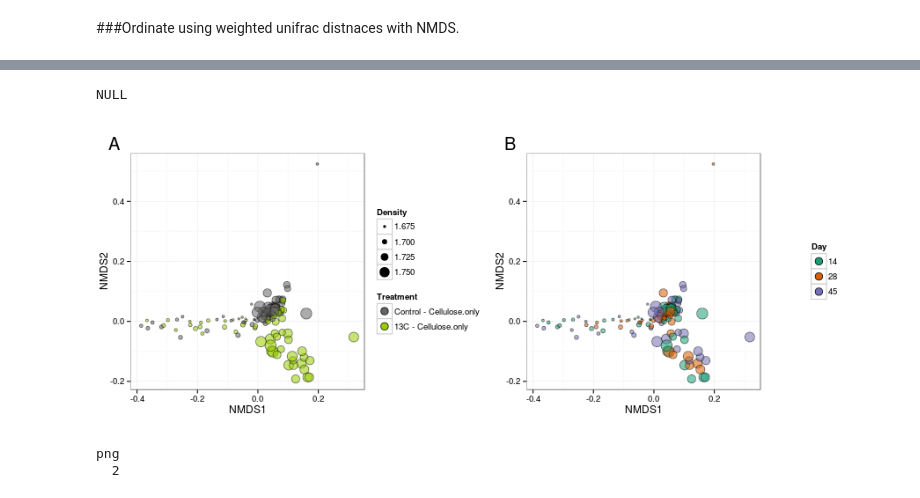
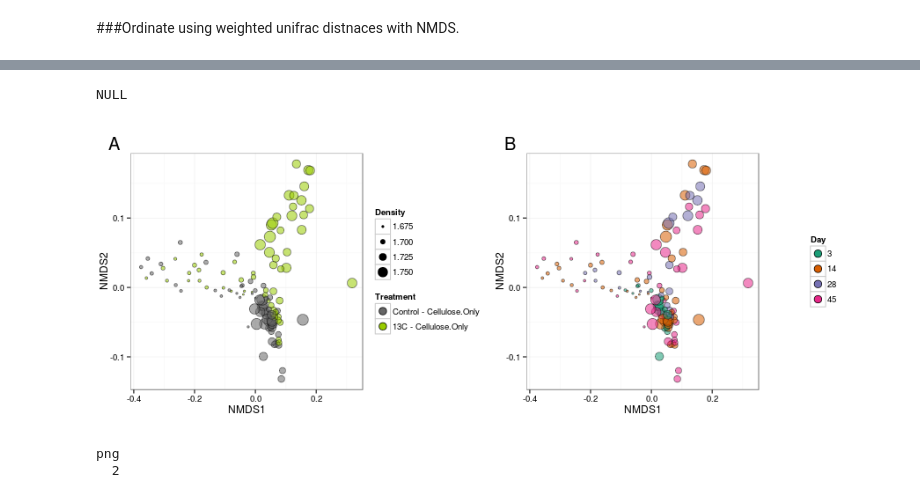
Before and after one commit to acampbellina/priming, a Jupyter notebook: ordination_CC.ipynb, the cells around one changed output, grey strips where cells are left out. Cells and saved outputs as stored; diff of their text form; code cells hidden in the pictures.

```diff
--- a/ordination_CC.ipynb
+++ b/ordination_CC.ipynb
@@ -28,13 +32,14 @@ library(gridExtra)
 %%R
 physeq = import_biom("/var/seq_data/priming_exp/data/otu_table.biom", "/var/seq_data/priming_exp/data/otusn.tree")
 #print(physeq)
-#sample.data = read.csv(file = "/var/seq_data/priming_exp/data/allsample_metadata_nomock.csv")
 sample.data = import_qiime_sample_data("/var/seq_data/priming_exp/data/allsample_metadata_nomock.txt")
 #print(sample.data)
 physeq = merge_phyloseq(physeq,sample.data)
 #print(physeq)
 physeq.md = sample_data(physeq)
-physeq.PE = prune_samples((physeq.md$Bulk == 0)& (physeq.md$Treatment %in% c("12CC","13CC")), physeq)
+physeq.PE = prune_samples((physeq.md$Bulk == 0)&
+                          (!(physeq.md$Sample %in% c("13C.700.45.03.21", "12C.000.28.03.27")))&
+                          (physeq.md$Treatment %in% c("12C000","13C000")), physeq)
 physeq.PE.snorm = transform_sample_counts(physeq.PE, function(x) x/sum(x))
 physeq.PE.thresh = filter_taxa(physeq.PE.snorm, function(x) sum(x > 0) > (0.25 * length(x)), TRUE)
 print(physeq.PE.thresh)
@@ -89,41 +103,41 @@ df$Density = as.numeric(as.character(df$Density))
 p1 = ggplot(df, aes(x = NMDS1, y = NMDS2))
 p1 = p1 + geom_point(aes(fill = Treatment, size = Density, alpha = 0.85), shape=21)
 p1 = p1 + scale_fill_manual(values = colours,
-                            breaks=c("12CC", "13CC"),
-                            labels=c("Control - Cellulose.only", "13C - Cellulose.only"))
+                            breaks=c("12C000", "13C000"),
+                            labels=c("Control - Cellulose.Only", "13C - Cellulose.Only"))
 p1 = p1 + guides(alpha = FALSE)
 p1 = p1 + scale_size_area(aesthetics = "Density")
 p1 = p1 + ggtitle("A")
 p1 = p1 + guides(fill = guide_legend(override.aes = list(size = 4)))
 p1 = p1 + guides(size = guide_legend(override.aes = list(fill = "black")))
 p1 = p1 + theme_bw()
 p1 = p1 + theme(plot.margin = unit(c(1,0,1,0), "lines"))
 p1 = p1 + theme(plot.title = element_text(hjust = -0.1, size = 20))
 
 p2 = ggplot(df, aes(x = NMDS1, y = NMDS2))
 p2 = p2 + geom_point(aes(fill = factor(Day), size = Density, alpha = 0.85), shape=21)
 p2 = p2 + scale_fill_brewer(palette="Dark2")
 p2 = p2 + guides(alpha = FALSE, size = FALSE)
 p2 = p2 + scale_size_area(aesthetics = "Density")
 p2 = p2 + ggtitle("B")
 p2 = p2 + guides(fill = guide_legend(title = "Day", override.aes = list(size = 4)))
 p2 = p2 + theme_bw()
 p2 = p2 + theme(plot.margin = unit(c(1,0,1,0), "lines"))
 p2 = p2 + theme(plot.title = element_text(hjust = -0.1, size = 20))
 
 
 gp1 = ggplot_gtable(ggplot_build(p1))
 gp2 = ggplot_gtable(ggplot_build(p2))
 maxWidth = unit.pmax(gp1$widths[2:5], gp2$widths[2:5])
 
 gp1$widths[2:5] <- maxWidth
 gp2$widths[2:5] <- maxWidth
 
 p.combined = grid.arrange(gp1, gp2, ncol = 2)
 p.combined
 # %% [output]
 NULL
-[figure, old version]
+[figure, new version]
 # %%
 %%R -w 1000 -h 350
 pdf("figs/ordination_CC.pdf", width = 12, height = 5)
```
Also changed, not shown: parts of 6 cells of this notebook, 14 other files.
